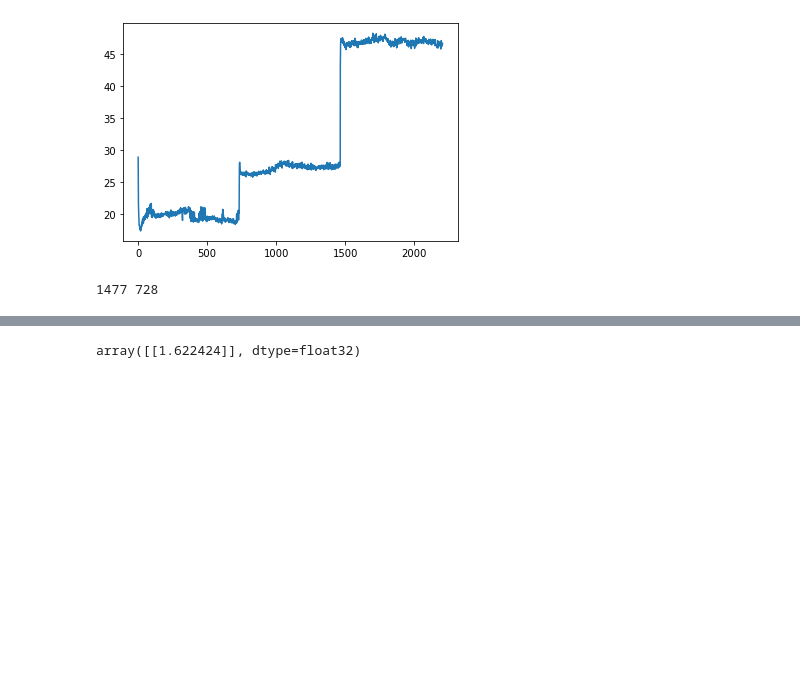
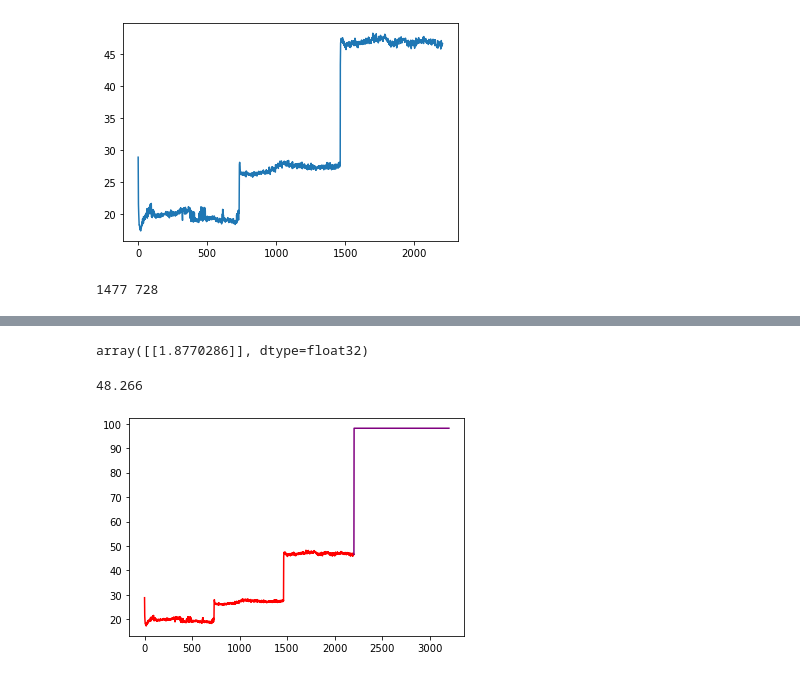
Before and after one commit to Predictive-maintenance-casus-2021/Predictive-Maintenance-supervised-learning, a Jupyter notebook: PredictiveMaintenanceMainNotebook.ipynb, the cells around one changed output, grey strips where cells are left out. Drawn from its saved outputs; the diff is of its cells as text; code cells hidden in the pictures; blank space fills up the shorter version.

```diff
--- a/PredictiveMaintenanceMainNotebook.ipynb
+++ b/PredictiveMaintenanceMainNotebook.ipynb
@@ -222,5 +222,5 @@ plt.show()
 # %%
-x = np.array([2])
+x = np.array([2805])
 
 x = x.reshape((1, len(x), 1))
 
@@ -228,4 +228,43 @@ ypred = model.predict(x, verbose=0)
 
 ypred
 # %% [output]
-array([[1.622424]], dtype=float32)
+array([[1.8770286]], dtype=float32)
+# %%
+n_head = 1000
+dataset_predict = scaler.inverse_transform(dataset)
+dataset_predict = dataset_predict.reshape((-1))
+print(max(dataset_predict))
+#OriginalDataset = scaler.inverse_transform(dataset[-look_back:])
+prediction_list = dataset_predict[-look_back:]
+#print(prediction_list)
+# Predict
+for _ in range(n_head):
+    x = prediction_list[-look_back:]
+    x = x.reshape((1, look_back, 1))
+    out = model.predict(x)[0][0]
+    out = out * min(dataset_predict) + (max(dataset_predict)+min(dataset_predict))
+    prediction_list = np.append(prediction_list, (out))
+
+
+prediction_list = prediction_list[look_back-1:]
+#print(prediction_list)
+
+# Make new dataframe for predictions so we can plot them
+# Make the index start after the baseline stops. So if baseline has index 0 to 1999,
+# The first element in predictions_df should have an index of 2000.
+prediction_df = pd.DataFrame(index=range(len(dataset) - 1, len(dataset) - 1 + len(prediction_list)), columns=["predictions"])
+for i in range(len(prediction_list)):
+    prediction_df["predictions"][len(dataset) - 1 + i] = prediction_list[i]
+
+# plot baseline
+dataset.reshape(1, -1)
+plt.plot(scaler.inverse_transform(dataset), color="red")
+# plt.plot(trainPredictPlot, color="blue")
+# plt.plot(testPredictPlot, color="yellow")
+
+# Plot the future predictions
+plt.plot(prediction_df, color="purple")
+plt.show()
+# %% [output]
+48.266
+[figure, added]
```
Also changed, not shown: parts of 4 cells of this notebook.
